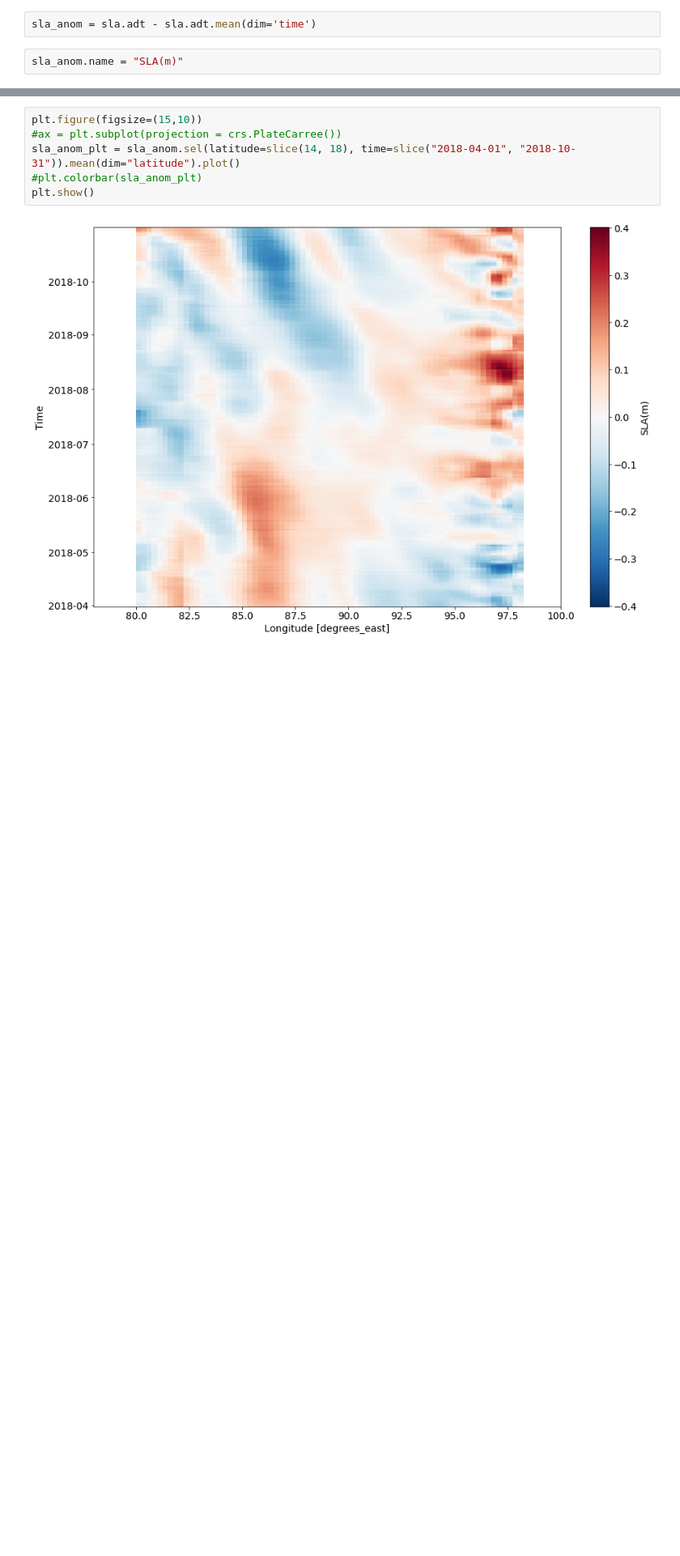
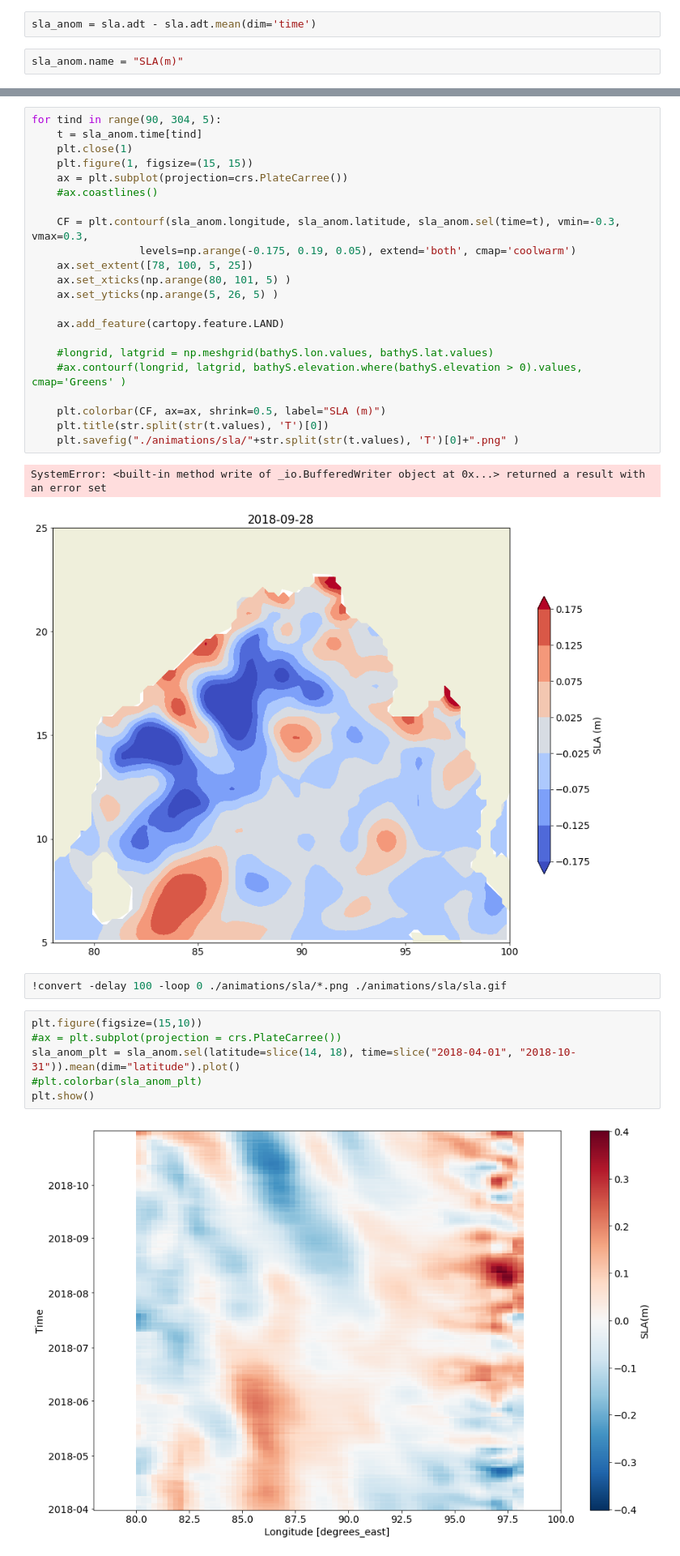
Before and after one commit to adityarn/ICTS_OMMBOB_2019, a Jupyter notebook: Currents_analysis.ipynb, the cells around one changed output, grey strips where cells are left out. Shown at 81% size. Cells and saved outputs as stored; diff of their text form; blank space fills up the shorter version.

```diff
--- a/Currents_analysis.ipynb
+++ b/Currents_analysis.ipynb
@@ -174,3 +232,30 @@ sla_anom.name = "SLA(m)"
+# %%
+for tind in range(90, 304, 5):
+    t = sla_anom.time[tind]
+    plt.close(1)
+    plt.figure(1, figsize=(15, 15))
+    ax = plt.subplot(projection=crs.PlateCarree())
+    #ax.coastlines()
+
+    CF = plt.contourf(sla_anom.longitude, sla_anom.latitude, sla_anom.sel(time=t), vmin=-0.3, vmax=0.3,
+                 levels=np.arange(-0.175, 0.19, 0.05), extend='both', cmap='coolwarm')
+    ax.set_extent([78, 100, 5, 25])
+    ax.set_xticks(np.arange(80, 101, 5) )
+    ax.set_yticks(np.arange(5, 26, 5) )
+
+    ax.add_feature(cartopy.feature.LAND)
+
+    #longrid, latgrid = np.meshgrid(bathyS.lon.values, bathyS.lat.values)
+    #ax.contourf(longrid, latgrid, bathyS.elevation.where(bathyS.elevation > 0).values, cmap='Greens' )
+
+    plt.colorbar(CF, ax=ax, shrink=0.5, label="SLA (m)")
+    plt.title(str.split(str(t.values), 'T')[0])
+    plt.savefig("./animations/sla/"+str.split(str(t.values), 'T')[0]+".png" )
+# %% [output]
+SystemError: <built-in method write of _io.BufferedWriter object at 0x...> returned a result with an error set
+[figure, added]
+# %%
+!convert -delay 100 -loop 0 ./animations/sla/*.png ./animations/sla/sla.gif
 # %%
 plt.figure(figsize=(15,10))
 #ax = plt.subplot(projection = crs.PlateCarree())
```
Also changed, not shown: parts of 14 cells of this notebook, 1 other file.
